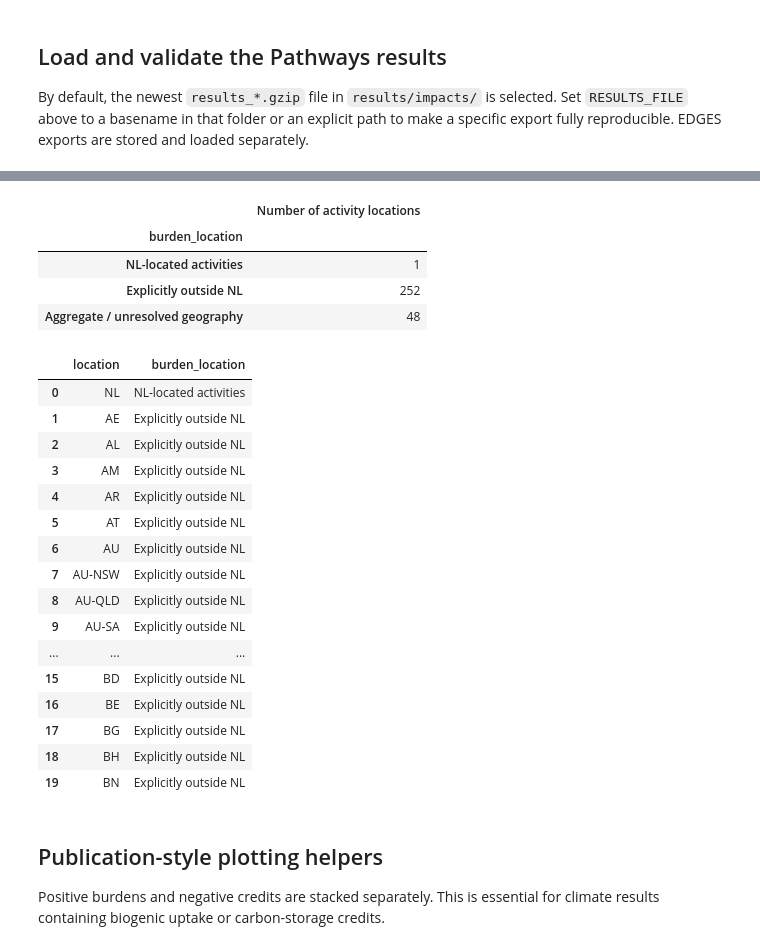
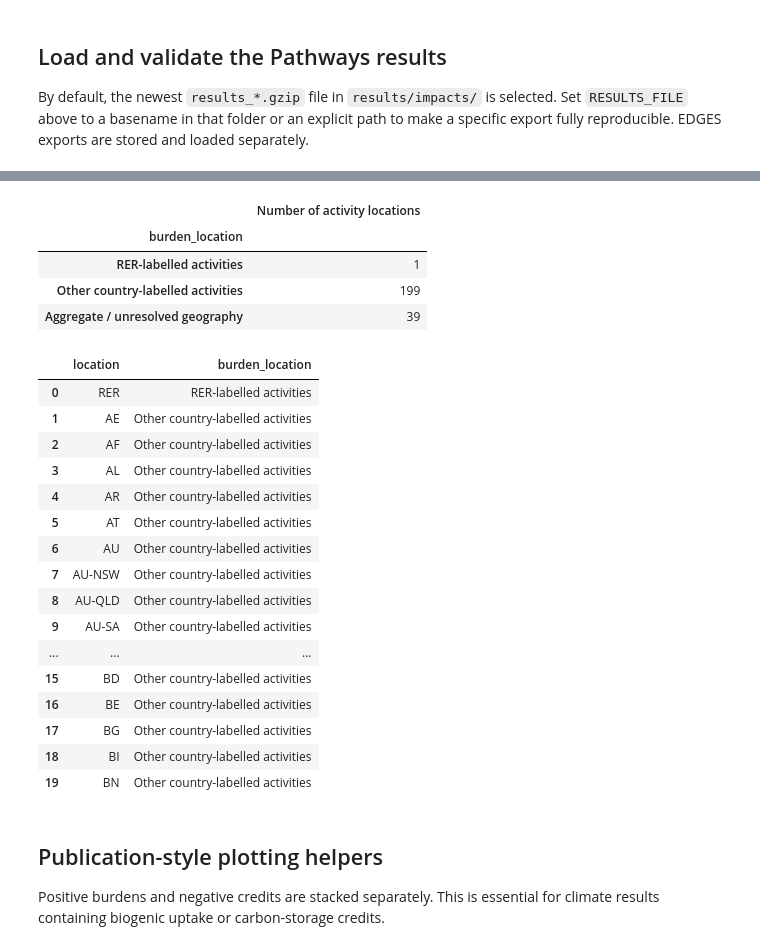
Before and after one commit to tomterlouw/lca_transience, a Jupyter notebook: 3_regionalization_impacts.ipynb, the cells around one changed output, grey strips where cells are left out. Saved outputs shown, nothing was run; the diff lists cells and outputs as text; code cells hidden in the pictures.

```diff
--- a/3_regionalization_impacts.ipynb
+++ b/3_regionalization_impacts.ipynb
@@ -104,6 +85,19 @@ missing_columns = required_columns.difference(df.columns)
 if missing_columns:
     raise ValueError(f"Results file is missing columns: {sorted(missing_columns)}")
 
+available_regions = sorted(df["region"].dropna().unique())
+if DEMAND_REGION is None:
+    if len(available_regions) != 1:
+        raise ValueError(f"Set DEMAND_REGION to one of the regions in this export: {available_regions}")
+    assessment_region = available_regions[0]
+else:
+    if DEMAND_REGION not in available_regions:
+        raise ValueError(f"DEMAND_REGION={DEMAND_REGION!r} is unavailable. Export regions: {available_regions}")
+    assessment_region = DEMAND_REGION
+
+df = df.loc[df["region"].eq(assessment_region)]
+FIGURE_DIR = FIGURE_DIR / "regionalization" / results_path.stem / assessment_region
+
 df = df.loc[df["value"].notna() & df["value"].ne(0)].copy()
 df["year"] = df["year"].astype(int)
 
@@ -114,6 +108,7 @@ if FOCUS_IMPACT not in set(df["impact_category"]):
 metadata = pd.Series(
     {
         "Results file": results_path.name,
+        "Demand region": assessment_region,
         "Non-zero result rows": f"{len(df):,}",
         "Scenarios": ", ".join(map(str, df["scenario"].drop_duplicates())),
         "Years": ", ".join(map(str, sorted(df["year"].unique()))),
@@ -139,14 +128,25 @@ Only exact country and subnational codes are called explicitly outside NL. Broad
 ISO2_PATTERN = re.compile(r"^[A-Z]{2}$")
 SUBNATIONAL_PATTERN = re.compile(r"^[A-Z]{2}-[A-Z0-9]+$")
 
+is_country_assessment = bool(ISO2_PATTERN.fullmatch(assessment_region))
+SCOPE_ORDER = [
+    f"{assessment_region}-labelled activities",
+    "Other country-labelled activities",
+    "Aggregate / unresolved geography",
+]
+SCOPE_COLORS = dict(zip(SCOPE_ORDER, ["#0072B2", "#D55E00", "#B7B7B7"]))
+SCOPE_HATCHES = dict(zip(SCOPE_ORDER, [None, None, "////"]))
+
 def classify_activity_location(location):
     """Return a conservative geographic scope for an activity location."""
     location = str(location).strip()
-    if location == "NL" or location.startswith("NL-"):
-        return "NL-located activities"
+    if location == assessment_region or (
+        is_country_assessment and location.startswith(f"{assessment_region}-")
+    ):
+        return SCOPE_ORDER[0]
     if ISO2_PATTERN.fullmatch(location) or SUBNATIONAL_PATTERN.fullmatch(location):
-        return "Explicitly outside NL"
-    return "Aggregate / unresolved geography"
+        return SCOPE_ORDER[1]
+    return SCOPE_ORDER[2]
 
 df["burden_location"] = df["location"].map(classify_activity_location)
 df["burden_location"] = pd.Categorical(
@@ -160,52 +160,52 @@ scope_df = (
         as_index=False,
     )["value"]
     .sum()
 )
 
 # Integrity check: geographic aggregation must preserve every calculated value.
 original_total = df["value"].sum()
 scope_total = scope_df["value"].sum()
 assert np.isclose(original_total, scope_total, rtol=1e-10, atol=1e-8), (
     original_total,
     scope_total,
 )
 
 location_inventory = (
     df[["location", "burden_location"]]
     .drop_duplicates()
     .sort_values(["burden_location", "location"])
     .reset_index(drop=True)
 )
 display(
     location_inventory.groupby("burden_location", observed=True)
     .size()
     .rename("Number of activity locations")
     .to_frame()
 )
 display(location_inventory.head(20))
 # %% [output]
 |  | Number of activity locations |
 | burden_location |  |
-| NL-located activities | 1 |
-| Explicitly outside NL | 252 |
-| Aggregate / unresolved geography | 48 |
+| RER-labelled activities | 1 |
+| Other country-labelled activities | 199 |
+| Aggregate / unresolved geography | 39 |
 |  | location | burden_location |
-| 0 | NL | NL-located activities |
-| 1 | AE | Explicitly outside NL |
-| 2 | AL | Explicitly outside NL |
-| 3 | AM | Explicitly outside NL |
-| 4 | AR | Explicitly outside NL |
-| 5 | AT | Explicitly outside NL |
-| 6 | AU | Explicitly outside NL |
-| 7 | AU-NSW | Explicitly outside NL |
-| 8 | AU-QLD | Explicitly outside NL |
-| 9 | AU-SA | Explicitly outside NL |
+| 0 | RER | RER-labelled activities |
+| 1 | AE | Other country-labelled activities |
+| 2 | AF | Other country-labelled activities |
+| 3 | AL | Other country-labelled activities |
+| 4 | AR | Other country-labelled activities |
+| 5 | AT | Other country-labelled activities |
+| 6 | AU | Other country-labelled activities |
+| 7 | AU-NSW | Other country-labelled activities |
+| 8 | AU-QLD | Other country-labelled activities |
+| 9 | AU-SA | Other country-labelled activities |
 | ... | ... | ... |
-| 15 | BD | Explicitly outside NL |
-| 16 | BE | Explicitly outside NL |
-| 17 | BG | Explicitly outside NL |
-| 18 | BH | Explicitly outside NL |
-| 19 | BN | Explicitly outside NL |
+| 15 | BD | Other country-labelled activities |
+| 16 | BE | Other country-labelled activities |
+| 17 | BG | Other country-labelled activities |
+| 18 | BI | Other country-labelled activities |
+| 19 | BN | Other country-labelled activities |
 # %% [markdown]
 ## Publication-style plotting helpers
 
```
Also changed, not shown: parts of 11 cells of this notebook, 17 other files.
